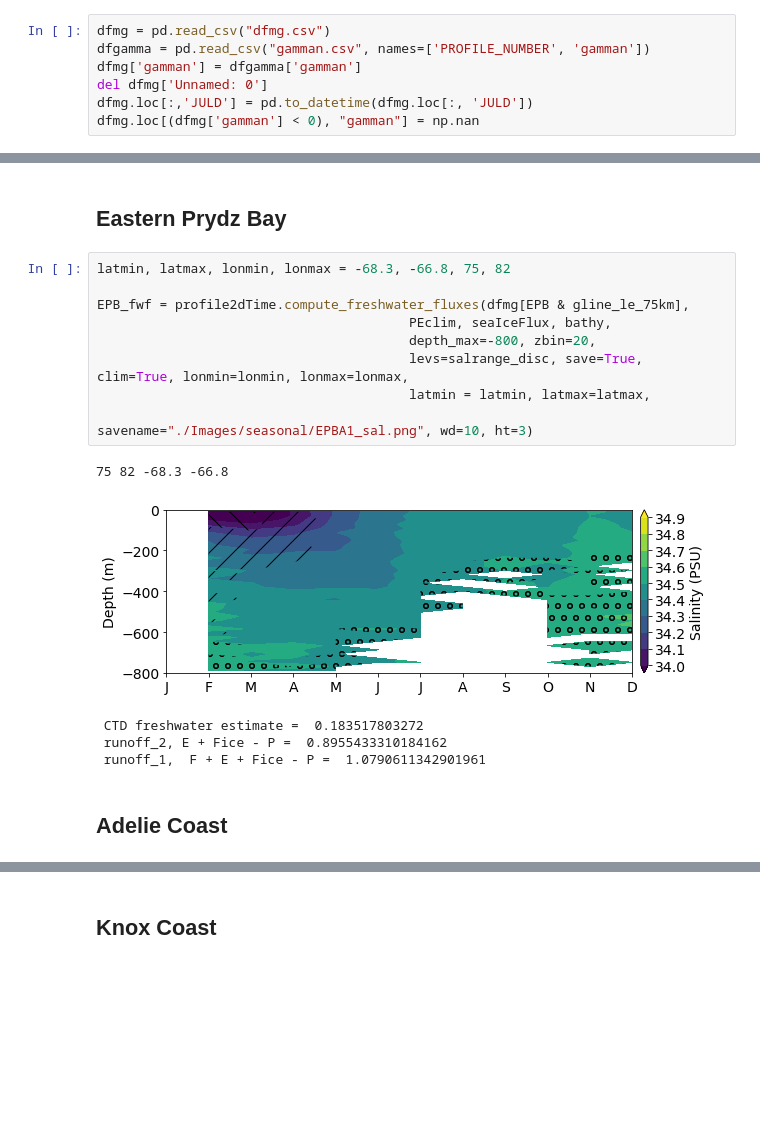
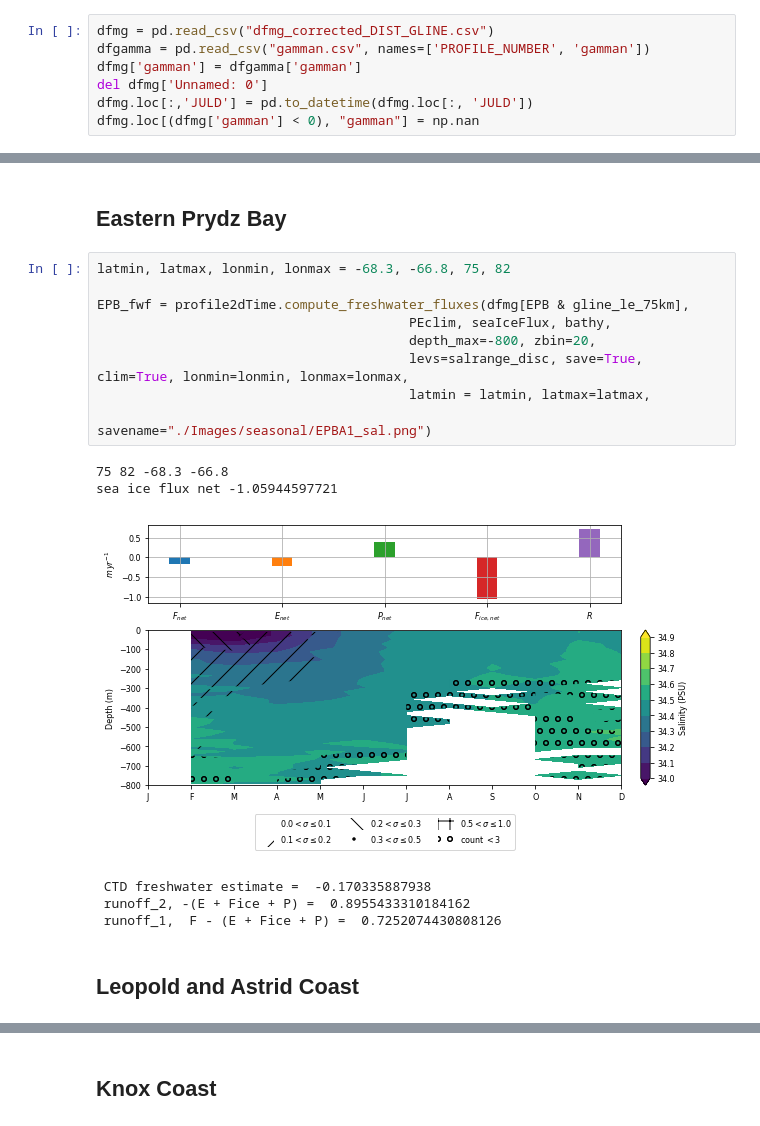
Before and after one commit to adityarn/antarctic_margins_MEOP, a Jupyter notebook: FreshwaterFluxes.ipynb, the cells around one changed output, grey strips where cells are left out. Cells and saved outputs as stored; diff of their text form; blank space fills up the shorter version.

```diff
--- a/FreshwaterFluxes.ipynb
+++ b/FreshwaterFluxes.ipynb
@@ -19,7 +20,7 @@ import numpy.ma as ma
 # %%
 from xgcm import Grid
 # %%
-dfmg = pd.read_csv("dfmg.csv")
+dfmg = pd.read_csv("dfmg_corrected_DIST_GLINE.csv")
 dfgamma = pd.read_csv("gamman.csv", names=['PROFILE_NUMBER', 'gamman'])
 dfmg['gamman'] = dfgamma['gamman']
 del dfmg['Unnamed: 0']
@@ -437,17 +516,18 @@ WPB_fwf = profile2dTime.compute_freshwater_fluxes(dfmg[WPB & gline_le_75km],
 # %%
 latmin, latmax, lonmin, lonmax = -68.3, -66.8, 75, 82
 
 EPB_fwf = profile2dTime.compute_freshwater_fluxes(dfmg[EPB & gline_le_75km],
                                         PEclim, seaIceFlux, bathy,
                                         depth_max=-800, zbin=20,
                                         levs=salrange_disc, save=True, clim=True, lonmin=lonmin, lonmax=lonmax,
                                         latmin = latmin, latmax=latmax,
-                                        savename="./Images/seasonal/EPBA1_sal.png", wd=10, ht=3)
+                                        savename="./Images/seasonal/EPBA1_sal.png")
 # %% [output]
 75 82 -68.3 -66.8
+sea ice flux net -1.05944597721
-[figure, old version]
+[figure, new version]
- CTD freshwater estimate =  0.183517803272
- runoff_2, E + Fice - P =  0.8955433310184162
- runoff_1,  F + E + Fice - P =  1.0790611342901961
+ CTD freshwater estimate =  -0.170335887938
+ runoff_2, -(E + Fice + P) =  0.8955433310184162
+ runoff_1,  F - (E + Fice + P) =  0.7252074430808126
 # %% [markdown]
-## Adelie Coast
+## Leopold and Astrid Coast
```
Also changed, not shown: parts of 60 cells of this notebook, 30 other files.
